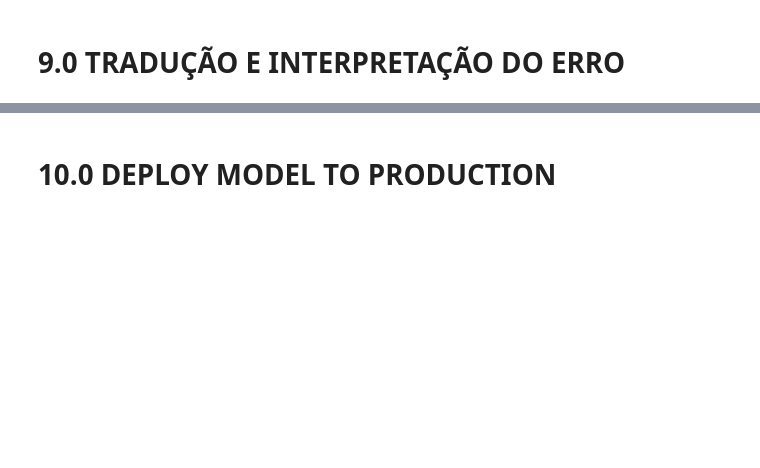
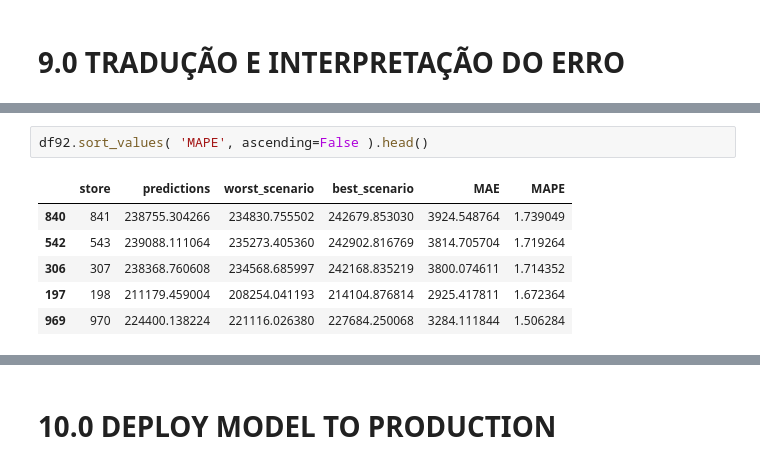
Before and after one commit to marcusbraggion/forecasting_sales, a Jupyter notebook: notebooks/forecasting_sales.ipynb, the cells around one changed output, grey strips where cells are left out. Cells and saved outputs as stored; diff of their text form; blank space fills up the shorter version.

```diff
--- a/notebooks/forecasting_sales.ipynb
+++ b/notebooks/forecasting_sales.ipynb
@@ -770,0 +854,9 @@ prophet_results.head()
+# %%
+df92.sort_values( 'MAPE', ascending=False ).head()
+# %% [output]
+|  | store | predictions | worst_scenario | best_scenario | MAE | MAPE |
+| 840 | 841 | 238755.304266 | 234830.755502 | 242679.853030 | 3924.548764 | 1.739049 |
+| 542 | 543 | 239088.111064 | 235273.405360 | 242902.816769 | 3814.705704 | 1.719264 |
+| 306 | 307 | 238368.760608 | 234568.685997 | 242168.835219 | 3800.074611 | 1.714352 |
+| 197 | 198 | 211179.459004 | 208254.041193 | 214104.876814 | 2925.417811 | 1.672364 |
+| 969 | 970 | 224400.138224 | 221116.026380 | 227684.250068 | 3284.111844 | 1.506284 |
```
Also changed, not shown: parts of 85 cells of this notebook.
